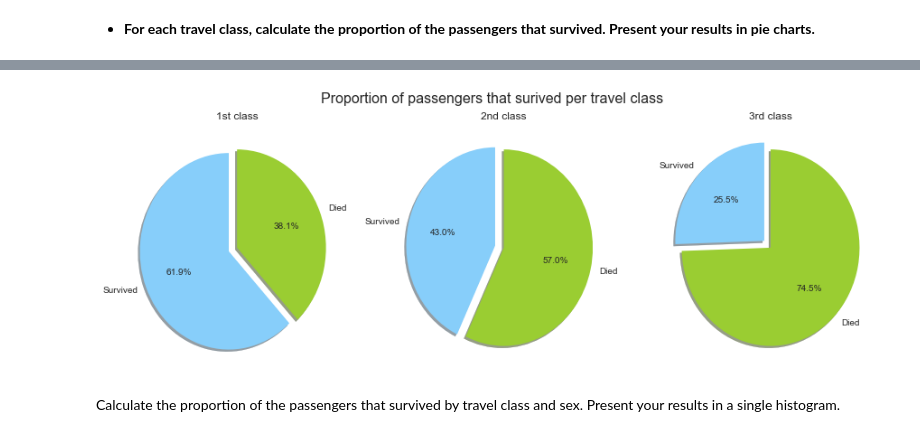
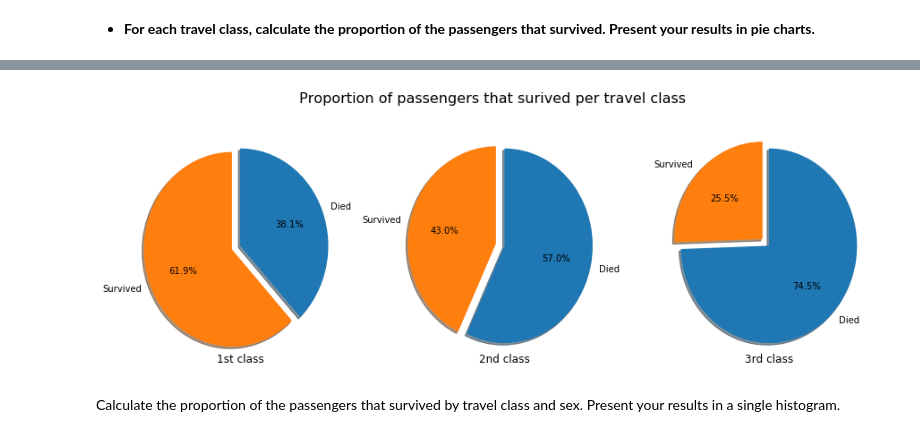
Before and after one commit to mathildemrt/ada, a Jupyter notebook: 01 - Pandas and Data Wrangling/Homework 1.ipynb, the cells around one changed output, grey strips where cells are left out. Drawn from its saved outputs; the diff is of its cells as text; code cells hidden in the pictures.

```diff
--- a/01 - Pandas and Data Wrangling/Homework 1.ipynb
+++ b/01 - Pandas and Data Wrangling/Homework 1.ipynb
@@ -332,0 +311,3 @@ survivors
+# %%
+survivors = pd.crosstab(passengers['pclass'],passengers['survived'])
+survivors
@@ -333,26 +320,24 @@ survivors
 # %%
 def pie_chart(data, subplot, title):
     ax = subplot
     ax.pie( data, explode = (0, 0.1), shadow = True,
            autopct = '%1.1f%%',
            labels = labels,
-           colors = colors,
          startangle=90, counterclock=False)
-    plt.title(title)
+    plt.title(title, y = 0)
 
 
 fig = plt.figure(figsize=(15,5))
 labels = ['Died', 'Survived']
-colors = ['yellowgreen', 'lightskyblue']
 
 pie_chart(survivors.loc[1,], plt.subplot(1,3,1), '1st class')
 pie_chart(survivors.loc[2,], plt.subplot(1,3,2), '2nd class')
 pie_chart(survivors.loc[3,], plt.subplot(1,3,3), '3rd class')
 
 fig.suptitle('Proportion of passengers that surived per travel class', fontsize=16)
 plt.show()
 # %% [output]
-[figure, old version]
+[figure, new version]
 # %% [markdown]
 Calculate the proportion of the passengers that survived by travel class and sex. Present your results in a single histogram.
 # %%
```
Also changed, not shown: parts of 5 cells of this notebook.
